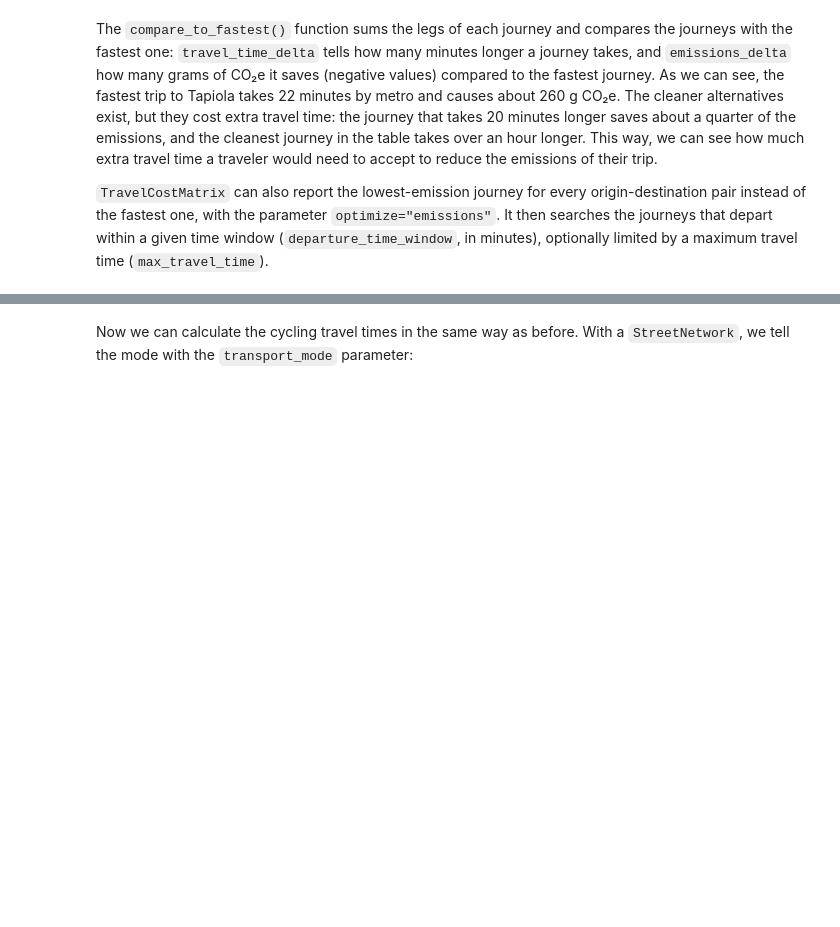
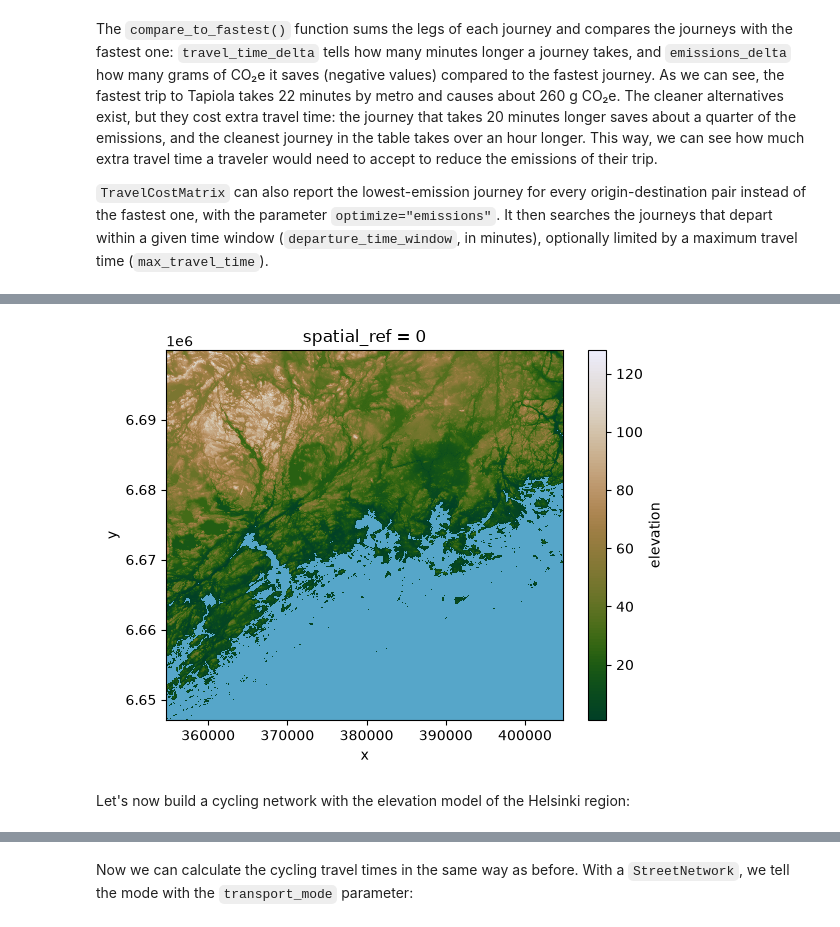
Before and after one commit to HTenkanen/mobility-course, a Jupyter notebook: source/lessons/L2/cafein_tutorial.ipynb, the cells around one changed output, grey strips where cells are left out. Cells and saved outputs as stored; diff of their text form; code cells hidden in the pictures; blank space fills up the shorter version.

Commit message:
Add an elevation map to Tutorial II and restyle its code cells

```diff
--- a/source/lessons/L2/cafein_tutorial.ipynb
+++ b/source/lessons/L2/cafein_tutorial.ipynb
@@ -373,0 +434,12 @@ Wall time: 10.2 s
+# %%
+import numpy as np
+import xarray as xr
+
+grid = (
+    xr.open_dataset(helsinki.dem, engine="rasterio", masked=True, band_as_variable=True)
+    .rename({"band_1": "elevation"})
+    .assign(elevation=lambda ds: ds["elevation"]
+            .where(ds["elevation"] <= 230)
+            .rio.write_nodata(np.nan))
+)
+grid
@@ -373,0 +461,12 @@ Wall time: 10.2 s
+# %%
+import numpy as np
+from matplotlib.colors import ListedColormap
+import cmcrameri.cm as cmc
+
+e = grid["elevation"]
+im = e.where(e > 0).plot(cmap=ListedColormap(cmc.bukavu(np.linspace(0.5, 1, 256))))
+im.axes.set_facecolor(cmc.bukavu(0.3))
+# %% [output]
+[figure, added]
+# %% [markdown]
+Let's now build a cycling network with the elevation model of the Helsinki region:
```
Also changed, not shown: parts of 60 cells of this notebook.
